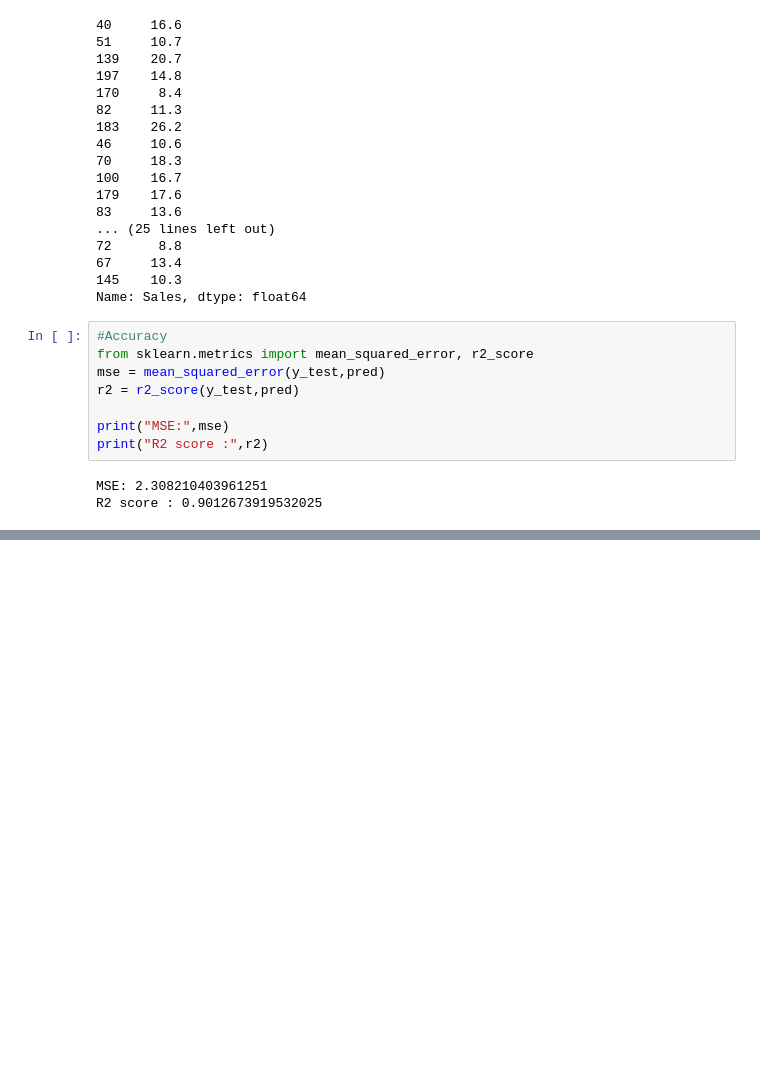
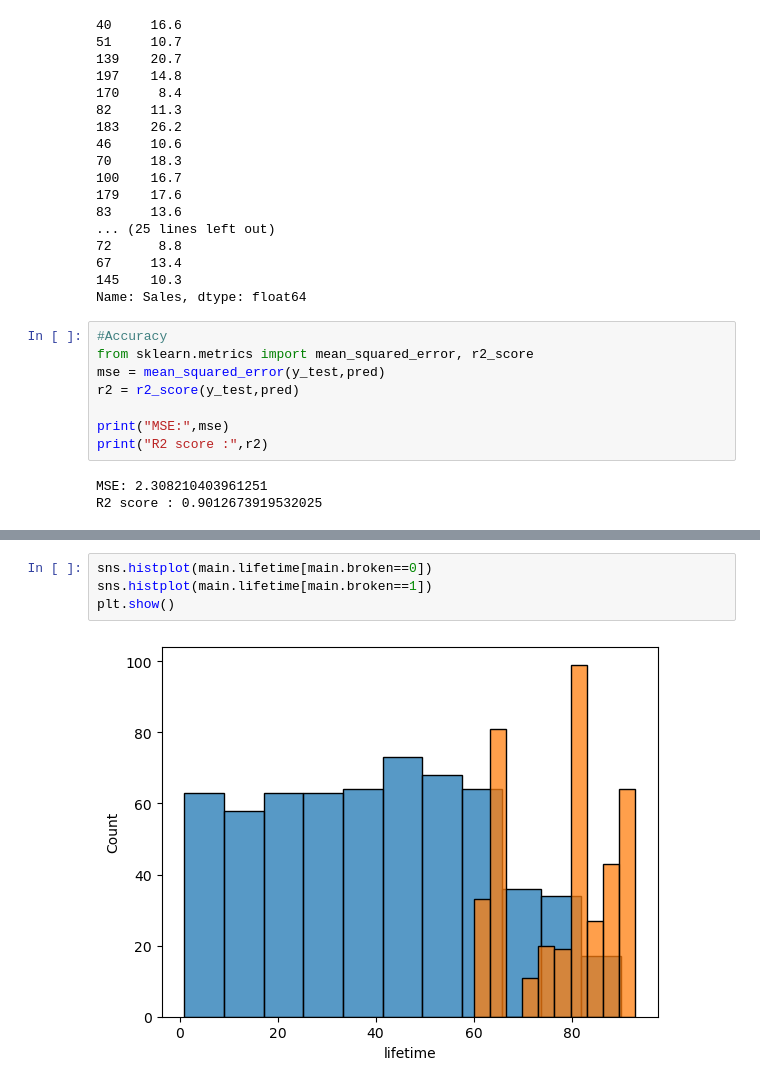
Before and after one commit to musharafaltaf/anacondaPractice, a Jupyter notebook: numpyexample.ipynb, the cells around one changed output, grey strips where cells are left out. Cells and saved outputs as stored; diff of their text form; blank space fills up the shorter version.

```diff
--- a/numpyexample.ipynb
+++ b/numpyexample.ipynb
@@ -1978,0 +2074,6 @@ R2 score : 0.9012673919532025
+# %%
+sns.histplot(main.lifetime[main.broken==0])
+sns.histplot(main.lifetime[main.broken==1])
+plt.show()
+# %% [output]
+[figure, added]
```
Also changed, not shown: parts of 14 cells of this notebook.
